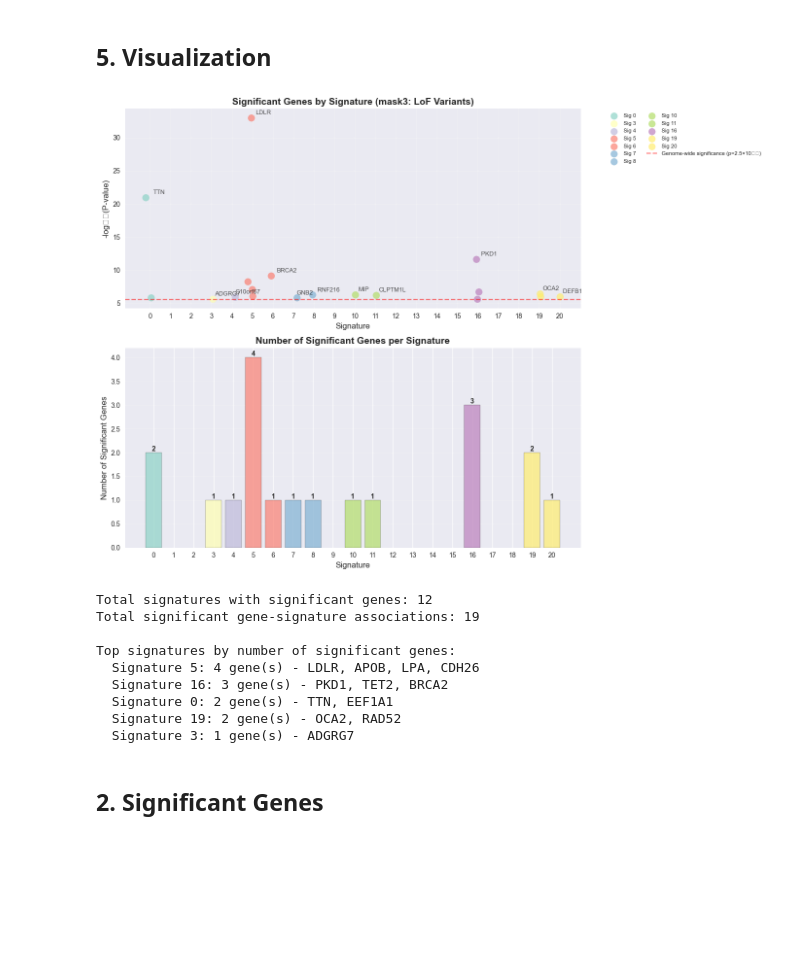
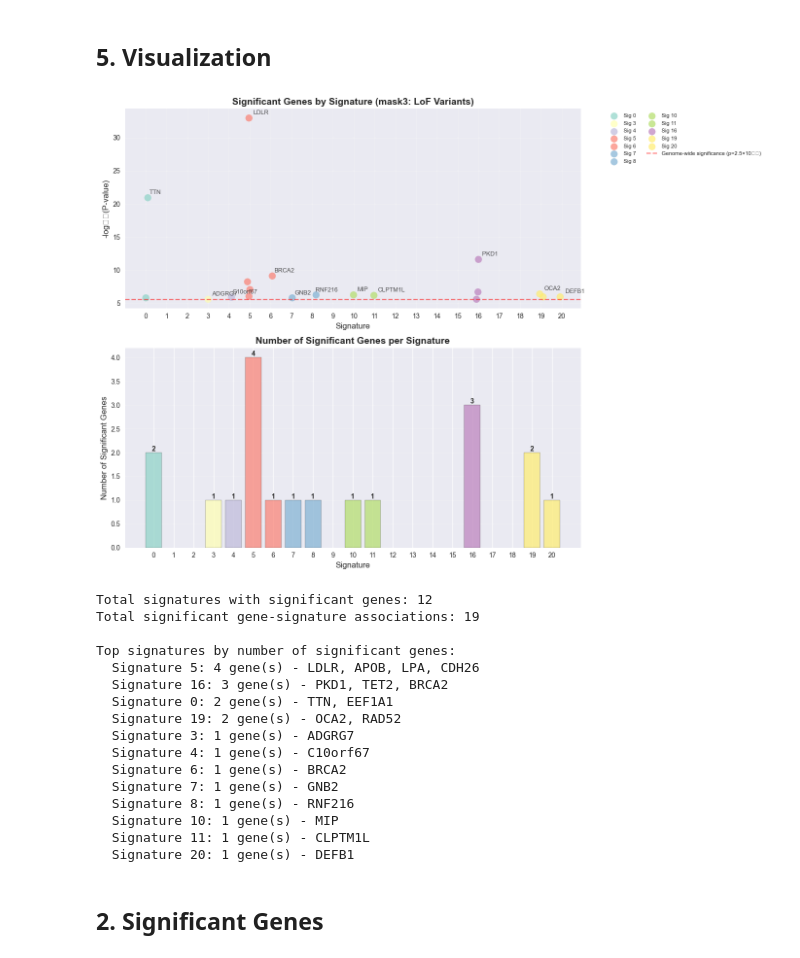
Before and after one commit to surbut/aladynoulli2, a Jupyter notebook: pyScripts/dec_6_revision/new_notebooks/reviewer_responses/notebooks/R1/R1_Genetic_Validation_Gene_Based_RVAS.ipynb, the cells around one changed output. Saved outputs shown, nothing was run; the diff lists cells and outputs as text; code cells hidden in the pictures; blank space fills up the shorter version.

```diff
--- a/pyScripts/dec_6_revision/new_notebooks/reviewer_responses/notebooks/R1/R1_Genetic_Validation_Gene_Based_RVAS.ipynb
+++ b/pyScripts/dec_6_revision/new_notebooks/reviewer_responses/notebooks/R1/R1_Genetic_Validation_Gene_Based_RVAS.ipynb
@@ -497,35 +497,35 @@ ax1.set_xticks(range(21))
 ax2 = axes[1]
 sig_counts_plot = best_results.groupby('SIG').size().sort_index()
 bars = ax2.bar(sig_counts_plot.index, sig_counts_plot.values,
                color=colors[sig_counts_plot.index], alpha=0.7, edgecolor='black')
 
 # Add value labels on bars
 for bar in bars:
     height = bar.get_height()
     if height > 0:
         ax2.text(bar.get_x() + bar.get_width()/2., height,
                 f'{int(height)}',
                 ha='center', va='bottom', fontsize=10, fontweight='bold')
 
 ax2.set_xlabel('Signature', fontsize=12)
 ax2.set_ylabel('Number of Significant Genes', fontsize=12)
 ax2.set_title('Number of Significant Genes per Signature', fontsize=14, fontweight='bold')
 ax2.set_xticks(range(21))
 ax2.grid(True, alpha=0.3, axis='y')
 
 plt.tight_layout()
 plt.show()
 
 # Print summary
 print(f"\nTotal signatures with significant genes: {len(sig_counts_plot)}")
 print(f"Total significant gene-signature associations: {len(best_results)}")
 print(f"\nTop signatures by number of significant genes:")
-top_sigs = sig_counts_plot.sort_values(ascending=False).head(5)
+top_sigs = sig_counts_plot.sort_values(ascending=False).head(20)
 for sig, count in top_sigs.items():
     genes = best_results[best_results['SIG'] == sig]['SYMBOL'].tolist()
     print(f"  Signature {sig}: {count} gene(s) - {', '.join(genes)}")
 # %% [output]
-[figure, old version]
+[figure, new version]
 Total signatures with significant genes: 12
 Total significant gene-signature associations: 19
 
@@ -535,6 +535,13 @@ Top signatures by number of significant genes:
   Signature 0: 2 gene(s) - TTN, EEF1A1
   Signature 19: 2 gene(s) - OCA2, RAD52
   Signature 3: 1 gene(s) - ADGRG7
+  Signature 4: 1 gene(s) - C10orf67
+  Signature 6: 1 gene(s) - BRCA2
+  Signature 7: 1 gene(s) - GNB2
+  Signature 8: 1 gene(s) - RNF216
+  Signature 10: 1 gene(s) - MIP
+  Signature 11: 1 gene(s) - CLPTM1L
+  Signature 20: 1 gene(s) - DEFB1
 # %% [markdown]
 ## 2. Significant Genes
 # %%
```
Also changed, not shown: parts of 4 cells of this notebook, 14 other files.
